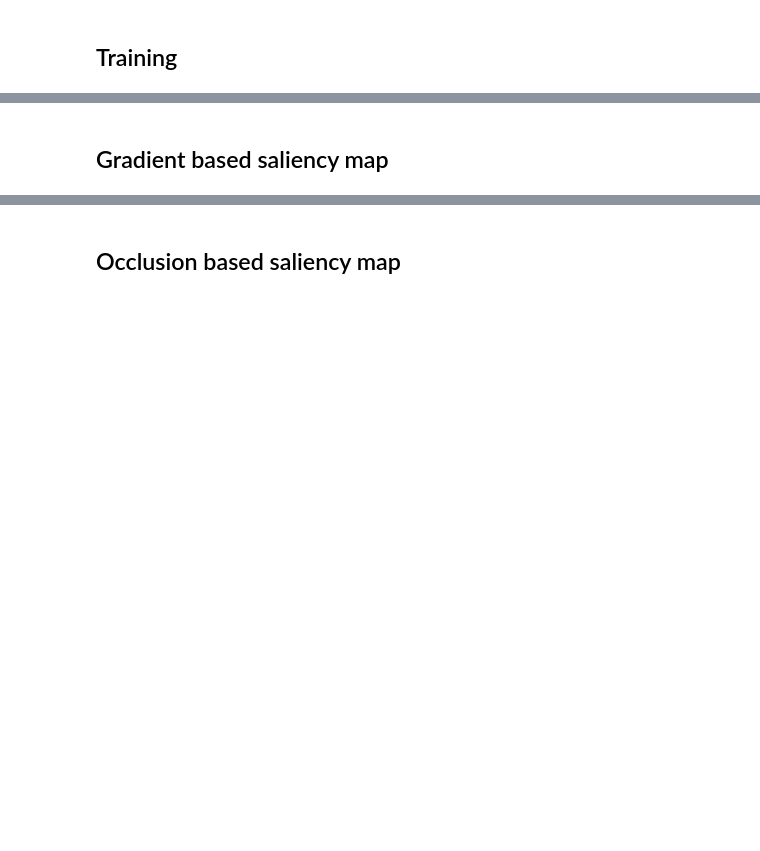
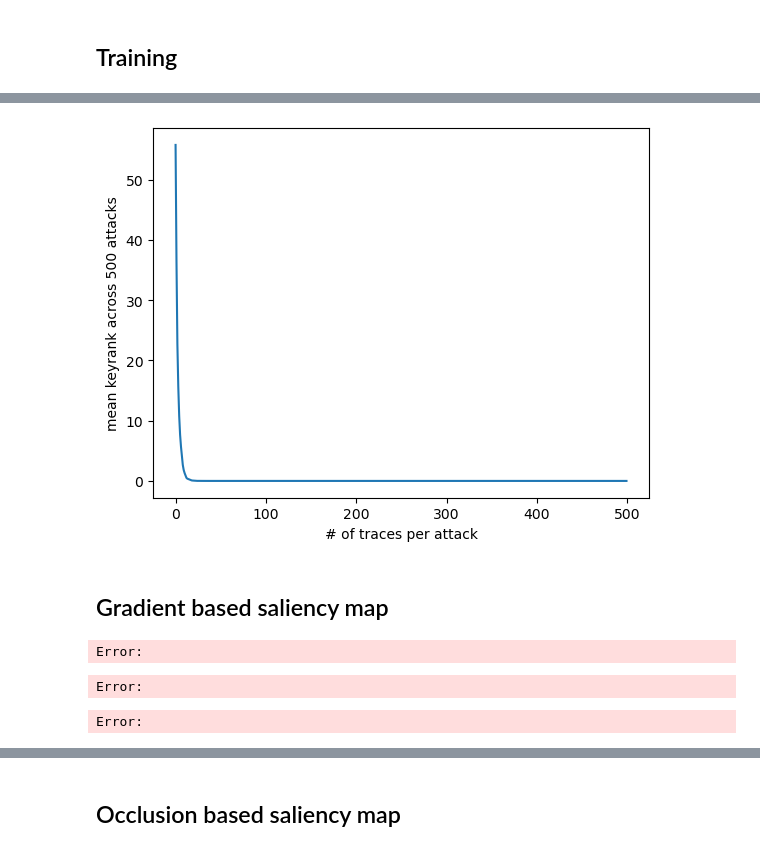
Before and after one commit to kirloo/bitsliced-DLSCA, a Jupyter notebook: torch_model.ipynb, the cells around one changed output, grey strips where cells are left out. Drawn from its saved outputs; the diff is of its cells as text; code cells hidden in the pictures; blank space fills up the shorter version.

```diff
--- a/torch_model.ipynb
+++ b/torch_model.ipynb
@@ -399,10 +446,7 @@ def mean_keyrank(model : nn.Module, test_loader : DataLoader):
 # %%
+def mean_sbox_rank_per_trace(model : nn.Module, sbox_test_loader : DataLoader):
 
-
-
-def mean_sbox_rank(model : nn.Module, sbox_test_loader : DataLoader):
-
-    total_rank = 0
+    total_rank = torch.zeros(500)
 
     for traces, plaintexts, true_key in tqdm(sbox_test_loader, 'computing keyrank', leave=False):
 
@@ -414,25 +458,28 @@ def mean_sbox_rank(model : nn.Module, sbox_test_loader : DataLoader):
 
         keyscores = torch.empty(sbox_scores.shape)
 
-        for idx, (sbox_score, plaintext) in enumerate(zip(sbox_scores, plaintexts)):
 
-            plaintext_int = plaintext.long().item()
-            numpy_scores = sbox_score.detach().cpu().numpy()
+        plaintexts = plaintexts.long().detach().cpu().numpy()
+        numpy_scores = sbox_scores.detach().cpu().numpy()
 
-            numpy_keyscores : np.array =  keyrank_rs.sbox_scores_to_key_scores(plaintext_int, numpy_scores)
+        numpy_keyscores : np.array = keyrank_rs.sbox_scores_to_keyscores_parallel(plaintexts, numpy_scores)
 
-            keyscores[idx] = torch.Tensor(numpy_keyscores).to(device)
+        keyscores = torch.Tensor(numpy_keyscores)
 
+        # logsum scores before calculating rank
+        keyscores = keyscores.softmax(dim=1).log()
+        keyscore_acc = torch.zeros(256)
 
+        for idx,keyscore in enumerate(keyscores):
+            keyscore_acc += keyscore
 
-        ranks = keyscores.argsort(dim=-1, descending=True).argsort(dim=-1)
+            ranks = keyscore_acc.argsort(descending=True).argsort()
 
+            total_rank[idx] += ranks[..., int(true_key)].mean(dtype=float)
 
-        total_rank += ranks[..., int(true_key)].mean(dtype=float)
+    mean_ranks = total_rank / len(sbox_test_loader)
 
-    mean_rank = total_rank / len(sbox_test_loader)
-
-    return mean_rank
+    return mean_ranks
 # %% [markdown]
 ## Training
 # %%
@@ -610,0 +669,3 @@ Mean keyrank: 55.542627999999944
+# %%
+testing_keyrank = mean_sbox_rank_per_trace(sbox_model, sbox_test_loader)
+print(f"Logsum Mean keyrank: {testing_keyrank}")
@@ -611,3 +690,10 @@ Mean keyrank: 55.542627999999944
+# %%
+plt.plot(testing_keyrank)
+plt.xlabel("# of traces per attack")
+plt.ylabel("mean keyrank across 500 attacks")
+plt.show()
+# %% [output]
+[figure, added]
 # %% [markdown]
 ## Gradient based saliency map
 # %%
@@ -641,8 +727,6 @@ def key_gradient_based_attribution(model : nn.Module, val_loader : DataLoader):
 def sbox_gradient_based_attribution(model : nn.Module, val_loader : DataLoader):
     grads = 0.
 
-    sgd = optim.SGD(model.parameters())
-
     # trace, plaintext, key
     for traces, _, key in tqdm(val_loader, 'computing gradients'):
 
@@ -665,6 +749,10 @@ def sbox_gradient_based_attribution(model : nn.Module, val_loader : DataLoader):
             .mean(dim=0)
 
     return grads
+# %% [output]
+Error:
+Error:
+Error:
 # %%
 def plot_attribution_with_trace(attr_scores, trace_idx : int):
     fig = plt.figure(1,(8.0, 5.0))
```
Also changed, not shown: parts of 26 cells of this notebook, 21 other files.
